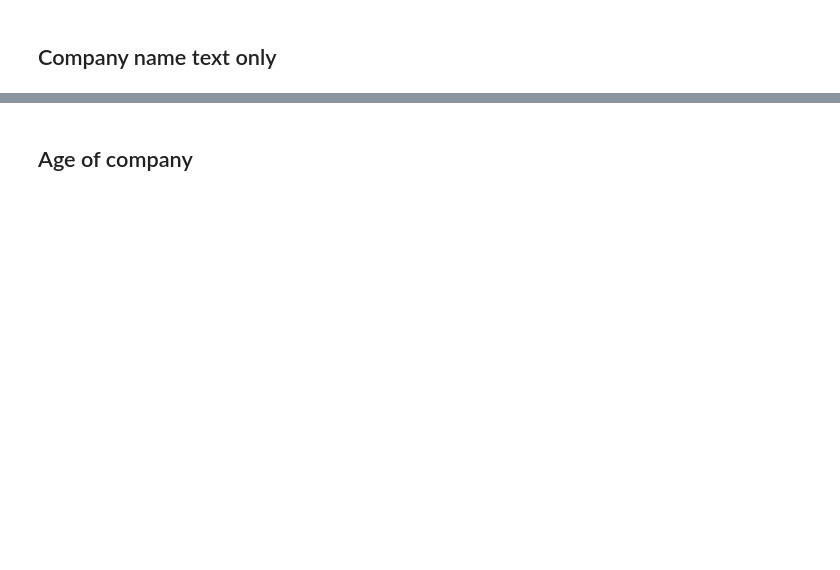
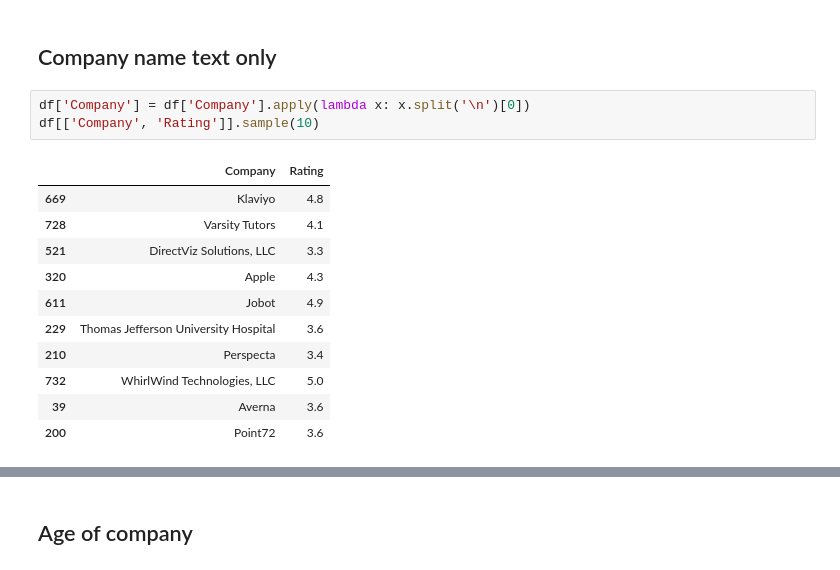
Before and after one commit to Egimba/ds-salary, a Jupyter notebook: Data Cleaning.ipynb, the cells around one changed output, grey strips where cells are left out. Drawn from its saved outputs; the diff is of its cells as text; blank space fills up the shorter version.

```diff
--- a/Data Cleaning.ipynb
+++ b/Data Cleaning.ipynb
@@ -123,2 +178,17 @@ df[['Location', 'City', 'State']].sample(10)
 # %% [markdown]
 ## Company name text only
+# %%
+df['Company'] = df['Company'].apply(lambda x: x.split('\n')[0])
+df[['Company', 'Rating']].sample(10)
+# %% [output]
+|  | Company | Rating |
+| 669 | Klaviyo | 4.8 |
+| 728 | Varsity Tutors | 4.1 |
+| 521 | DirectViz Solutions, LLC | 3.3 |
+| 320 | Apple | 4.3 |
+| 611 | Jobot | 4.9 |
+| 229 | Thomas Jefferson University Hospital | 3.6 |
+| 210 | Perspecta | 3.4 |
+| 732 | WhirlWind Technologies, LLC | 5.0 |
+| 39 | Averna | 3.6 |
+| 200 | Point72 | 3.6 |
```
Also changed, not shown: parts of 17 cells of this notebook.
